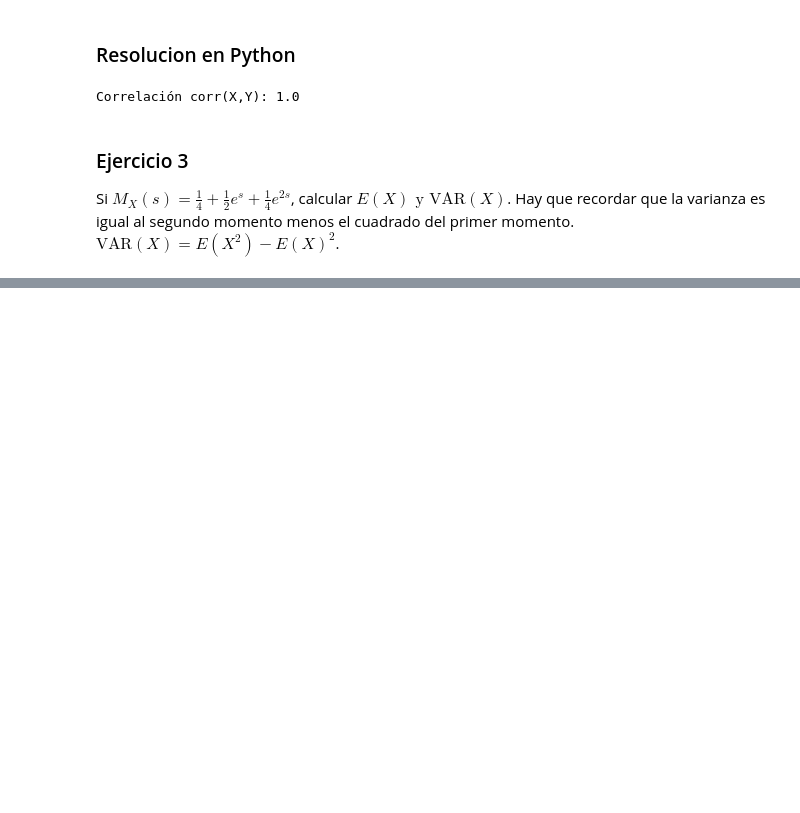
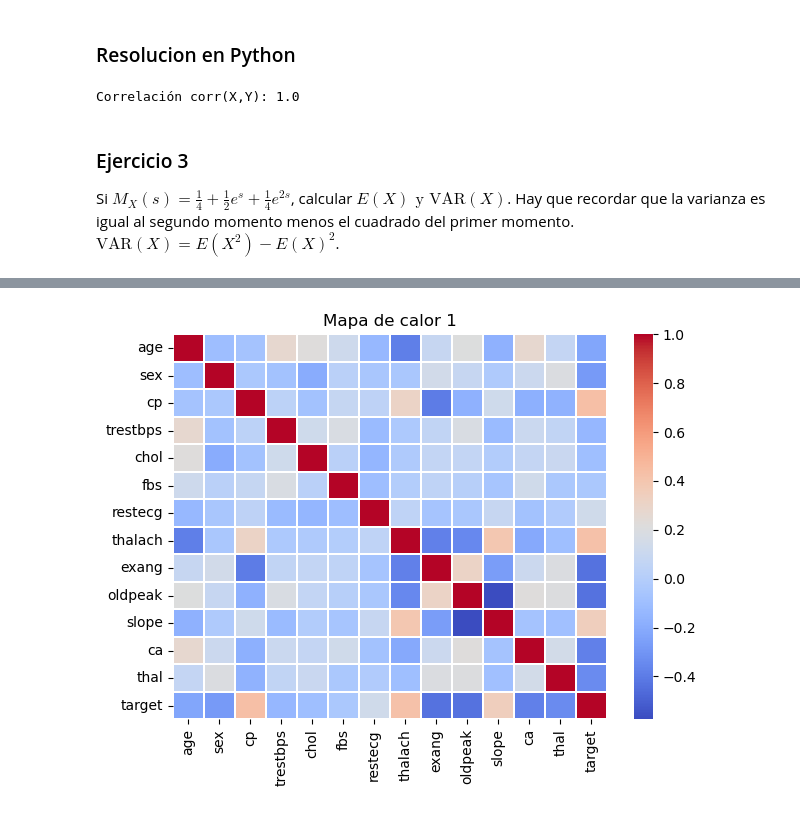
Before and after one commit to juandtap/Practica_02_analisis_multivariado_metodos_estocasticos, a Jupyter notebook: practica_02_probabilidad_momentos_exploracion.ipynb, the cells around one changed output, grey strips where cells are left out. Saved outputs shown, nothing was run; the diff lists cells and outputs as text; code cells hidden in the pictures; blank space fills up the shorter version.

```diff
--- a/practica_02_probabilidad_momentos_exploracion.ipynb
+++ b/practica_02_probabilidad_momentos_exploracion.ipynb
@@ -85,0 +95,11 @@ Si $ M_X(s) = \frac{1}{4} + \frac{1}{2}e^s + \frac{1}{4}e^{2s} $, calcular $ E(X
+# %%
+import pandas as pd
+import copy
+# Cargar dataframe desde url de csv alojado en repositorio de github
+url_dataframe = 'https://raw.githubusercontent.com/juandtap/Practica_02_analisis_multivariado_metodos_estocasticos/master/heart.csv'
+# el separador es una (,) y la primera fila son los encabezados (header= 0)
+dfOriginal = pd.read_csv(url_dataframe, sep=',', header=0)
+dataframe = copy.deepcopy(dfOriginal)
+print("Tamaño del dataset: "+str(dataframe.shape[0])+" filas x "+str(dataframe.shape[1])+" columnas")
+# Se muestran las 10 primeros registros
+dataframe.head(10)
@@ -85,0 +156,3 @@ Si $ M_X(s) = \frac{1}{4} + \frac{1}{2}e^s + \frac{1}{4}e^{2s} $, calcular $ E(X
+# %%
+cr = dataframe.corr(numeric_only=True)
+cr.head(15)
@@ -85,0 +175,8 @@ Si $ M_X(s) = \frac{1}{4} + \frac{1}{2}e^s + \frac{1}{4}e^{2s} $, calcular $ E(X
+# %%
+#Un mapa de calor personalizado: colores, tamaño
+fig, ax  = plt.subplots(figsize = (7,5))
+plt.title("Mapa de calor 1")
+sns.heatmap(cr, cmap= "coolwarm", linewidths = 0.30, annot=False)
+plt.show()
+# %% [output]
+[figure, added]
```
Also changed, not shown: parts of 7 cells of this notebook.
